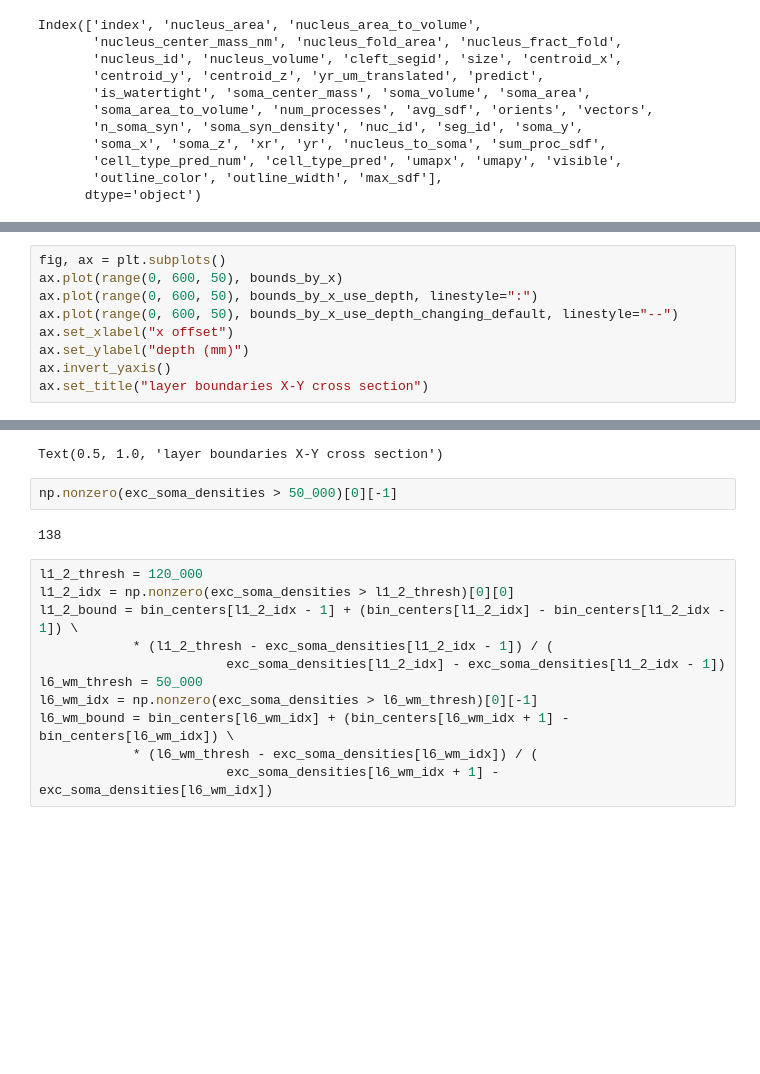
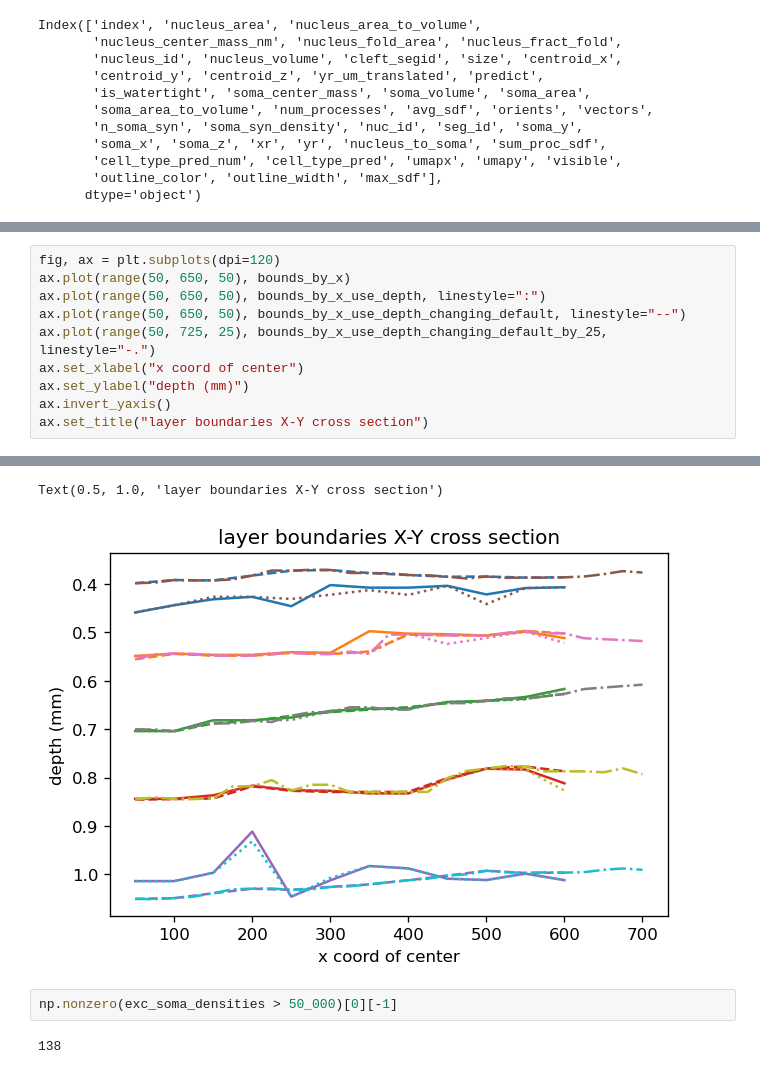
Before and after one commit to AllenInstitute/cortical-layers, a Jupyter notebook: layer-analysis.ipynb, the cells around one changed output, grey strips where cells are left out. Saved outputs shown, nothing was run; the diff lists cells and outputs as text; blank space fills up the shorter version.

```diff
--- a/layer-analysis.ipynb
+++ b/layer-analysis.ipynb
@@ -649,9 +642,10 @@ bounds_by_x_use_depth_changing_default = np.array([[0.3983493333333334, 0.555516
 # %%
-fig, ax = plt.subplots()
-ax.plot(range(0, 600, 50), bounds_by_x)
-ax.plot(range(0, 600, 50), bounds_by_x_use_depth, linestyle=":")
-ax.plot(range(0, 600, 50), bounds_by_x_use_depth_changing_default, linestyle="--")
-ax.set_xlabel("x offset")
+fig, ax = plt.subplots(dpi=120)
+ax.plot(range(50, 650, 50), bounds_by_x)
+ax.plot(range(50, 650, 50), bounds_by_x_use_depth, linestyle=":")
+ax.plot(range(50, 650, 50), bounds_by_x_use_depth_changing_default, linestyle="--")
+ax.plot(range(50, 725, 25), bounds_by_x_use_depth_changing_default_by_25, linestyle="-.")
+ax.set_xlabel("x coord of center")
 ax.set_ylabel("depth (mm)")
 ax.invert_yaxis()
 ax.set_title("layer boundaries X-Y cross section")
@@ -661,16 +653,6 @@ ax.set_title("layer boundaries X-Y cross section")
 Text(0.5, 1.0, 'layer boundaries X-Y cross section')
+[figure, added]
 # %%
 np.nonzero(exc_soma_densities > 50_000)[0][-1]
 # %% [output]
 138
-# %%
-l1_2_thresh = 120_000
-l1_2_idx = np.nonzero(exc_soma_densities > l1_2_thresh)[0][0]
-l1_2_bound = bin_centers[l1_2_idx - 1] + (bin_centers[l1_2_idx] - bin_centers[l1_2_idx - 1]) \
-            * (l1_2_thresh - exc_soma_densities[l1_2_idx - 1]) / (
-                        exc_soma_densities[l1_2_idx] - exc_soma_densities[l1_2_idx - 1])
-l6_wm_thresh = 50_000
-l6_wm_idx = np.nonzero(exc_soma_densities > l6_wm_thresh)[0][-1]
-l6_wm_bound = bin_centers[l6_wm_idx] + (bin_centers[l6_wm_idx + 1] - bin_centers[l6_wm_idx]) \
-            * (l6_wm_thresh - exc_soma_densities[l6_wm_idx]) / (
-                        exc_soma_densities[l6_wm_idx + 1] - exc_soma_densities[l6_wm_idx])
```
Also changed, not shown: parts of 14 cells of this notebook, 1 other file.
